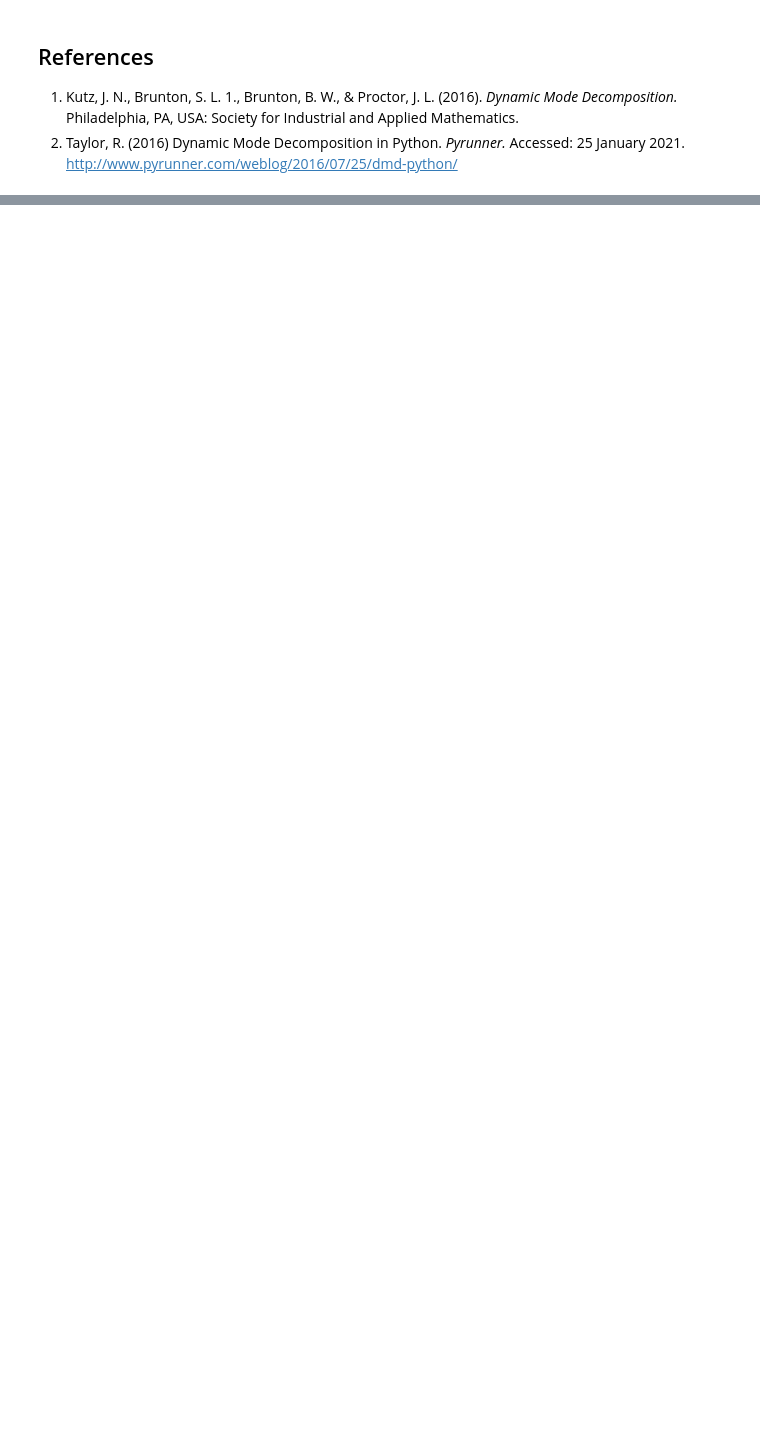
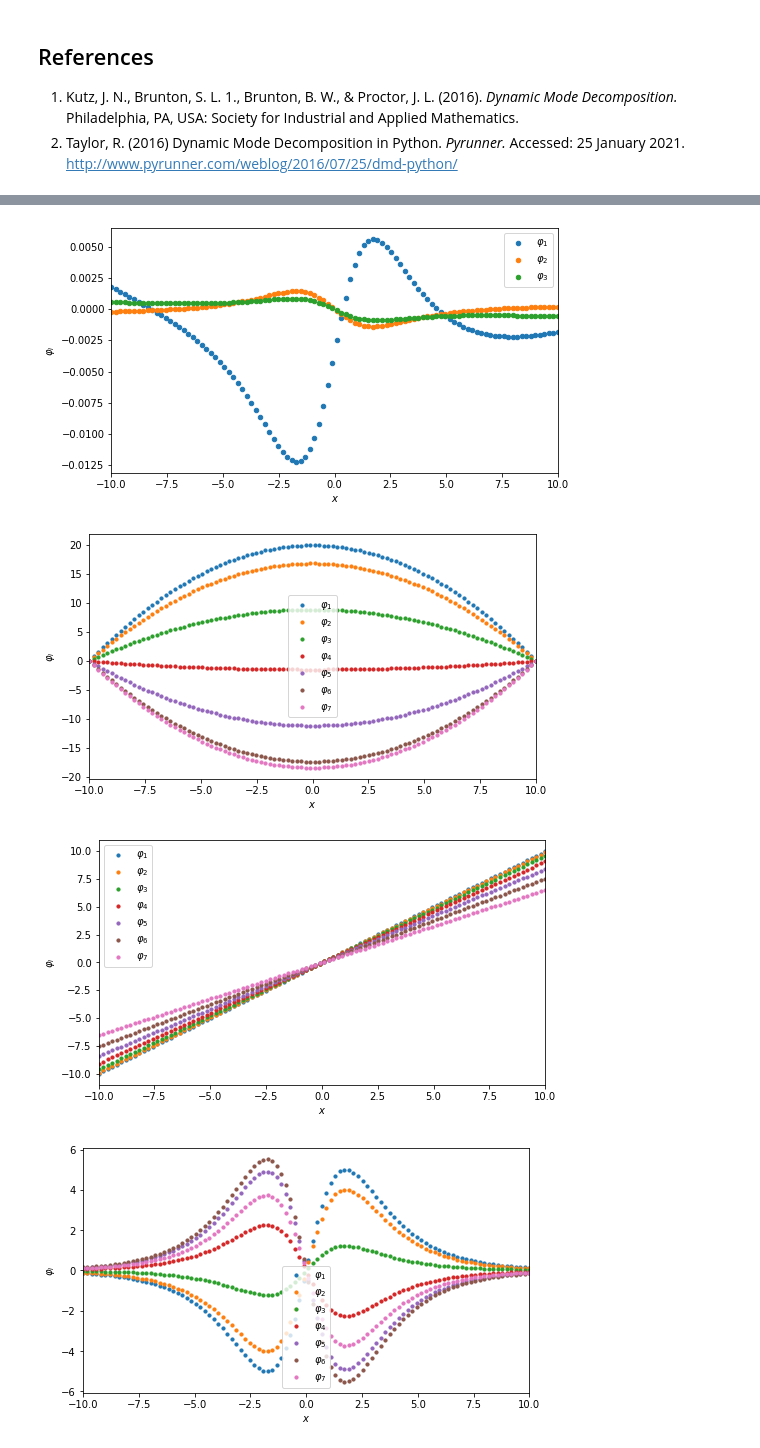
Before and after one commit to FlowModelingControl/flowtorch, a Jupyter notebook: docs/source/notebooks/DMD_introduction.ipynb, the cells around one changed output, grey strips where cells are left out. Cells and saved outputs as stored; diff of their text form; code cells hidden in the pictures; blank space fills up the shorter version.

```diff
--- a/docs/source/notebooks/DMD_introduction.ipynb
+++ b/docs/source/notebooks/DMD_introduction.ipynb
@@ -180,0 +196,66 @@ $b_0$ is amplitude of modes. Condition for how much each mode is expressed in th
+# %%
+def plot_dmd_modes(x, modes, path):
+    fig, ax = plt.subplots(1, 1, figsize=(8, 4.5))
+    for i in range(modes.shape[1]):
+        ax.scatter(x, pt.real(modes[:, i]), s=20, label=r"${:s}_{:d}$".format(r"{\varphi}", i+1))
+    ax.set_xlabel(r"$x$")
+    ax.set_ylabel(r"${\varphi}_i$")
+    ax.set_xlim(pt.min(x), pt.max(x))
+    ax.legend()
+    plt.savefig(path, bbox_inches="tight")
+
+def plot_data(x, modes, path):
+    fig, ax = plt.subplots(1, 1, figsize=(8, 4.5))
+    for i in range(7):
+        ax.scatter(x, pt.real(modes[:, i]), s=10, label=r"${:s}_{:d}$".format(r"{\varphi}", i+1))
+    ax.set_xlabel(r"$x$")
+    ax.set_ylabel(r"${\varphi}_i$")
+    ax.set_xlim(pt.min(x), pt.max(x))
+    ax.legend()
+    plt.savefig(path, bbox_inches="tight")
+
+def animate_1D_sum(x, t, X, title, ylim, path):
+    fig, ax = plt.subplots(1, 1, figsize=(8, 4.5))
+    sc = []
+    alpha = [0.1 for i in range(len(title))]
+    alpha[0] = 1
+    for i in range(len(title)):
+        sc.append(ax.scatter([], [], s=10, label=title[i], alpha=alpha[i]))
+    ax.set_xlabel(r"$x$")
+    ax.set_ylabel(r"$Re(f(x))$")
+    ax.set_xlim(np.min(x), np.max(x))
+    ax.set_ylim(*ylim)
+    text = ax.set_title(r"$t={:2.2f}$".format(t[0]))
+    ax.legend(loc="upper right")
+    movie = ani.FuncAnimation(
+        fig, update_1D_plot, frames=len(t), fargs=(x, t, X, sc, text))
+    writer = ani.FFMpegWriter(bitrate=500)
+    movie.save(path, writer=writer)
+
+def main():
+    Tm, Xm = create_mesh(-10, 10, 100, 0, 6*pt.pi, 80)
+    X_1r = f1(Xm, Tm, -0.05+2.3j)
+    X_2 = f2(Xm, Tm, 0.6j)
+    X_3r = f3(Xm, Tm, 0.1+2.8j)
+    data = X_1r + X_2 + X_3r
+
+    rank=3
+    val, phi = dmd(data, rank=rank)
+
+    plot_dmd_modes(Xm[0,:], phi, "dmd_modes.svg")
+
+    plot_data(Xm[0,:], X_1r, "f1.svg")
+
+    plot_data(Xm[0,:], X_2, "f1.svg")
+
+    plot_data(Xm[0,:], X_3r, "f1.svg")
+
+
+
+if __name__ == "__main__":
+    main()
+# %% [output]
+[figure, added]
+[figure, added]
+[figure, added]
+[figure, added]
```
Also changed, not shown: parts of 14 cells of this notebook, 3 other files.
